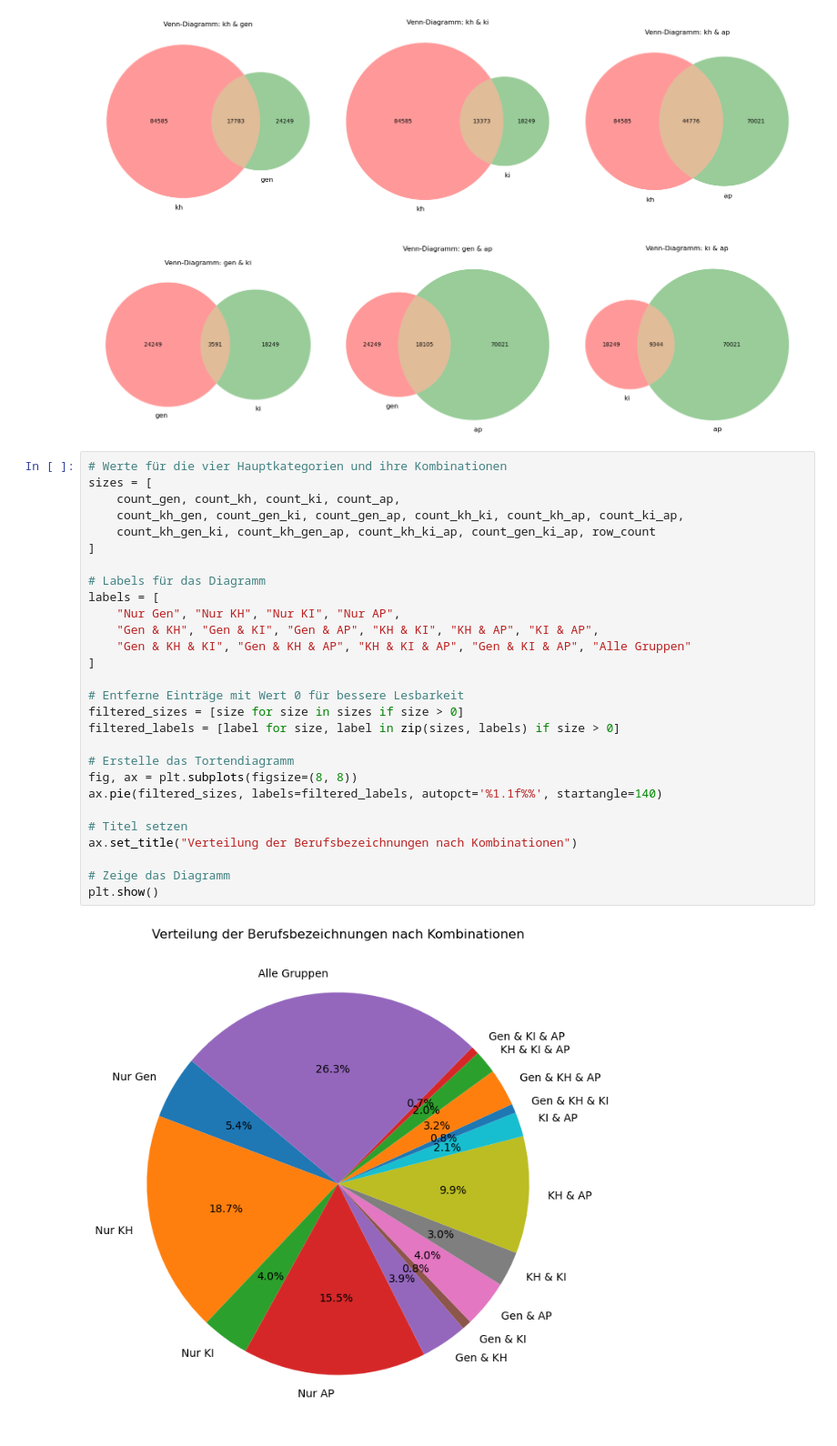
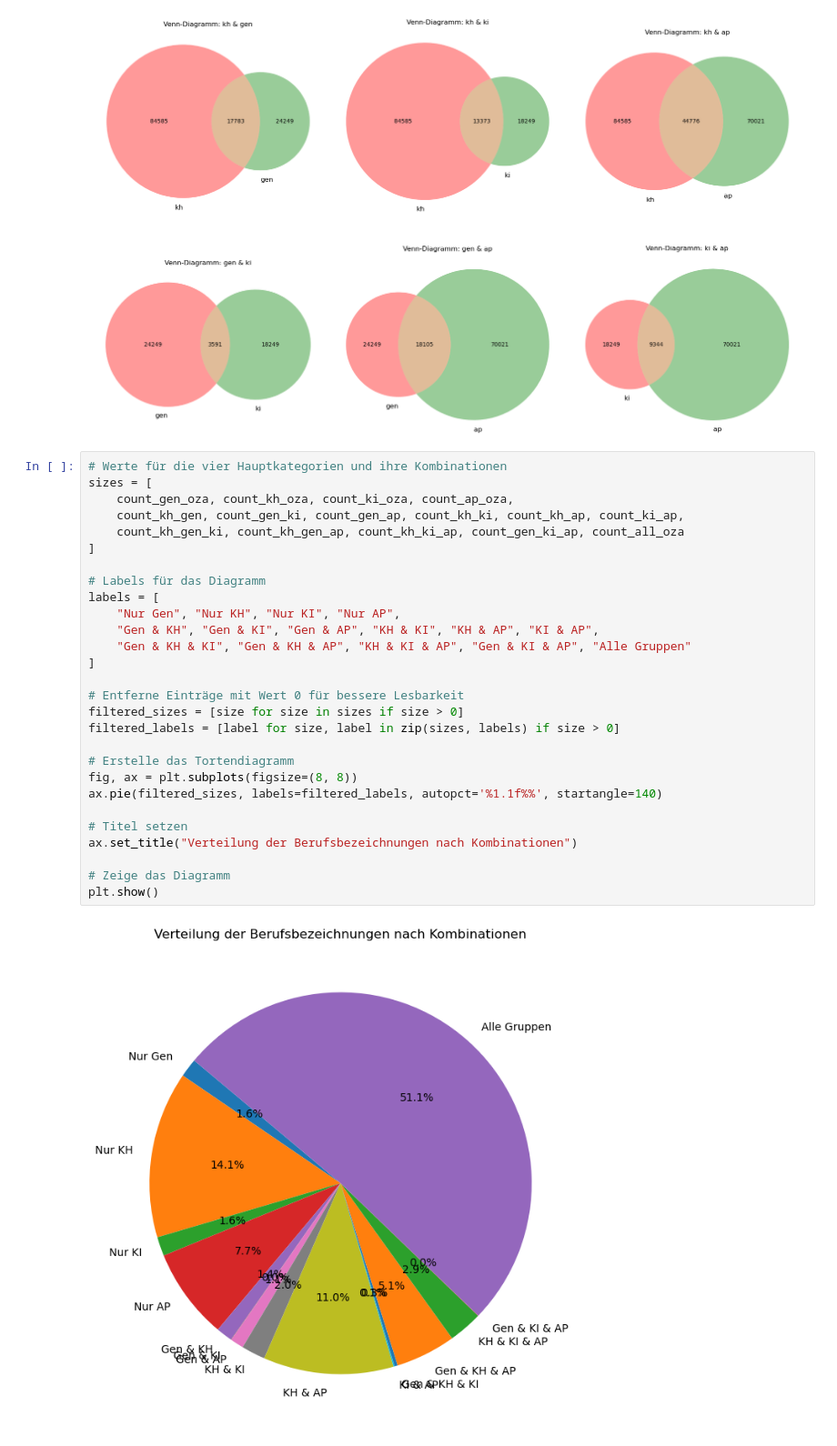
Before and after one commit to jabr-he/stea, a Jupyter notebook: run_prod_new.ipynb, the cells around one changed output. Shown at 91% size. Saved outputs shown, nothing was run; the diff lists cells and outputs as text.

```diff
--- a/run_prod_new.ipynb
+++ b/run_prod_new.ipynb
@@ -239,30 +244,30 @@ plt.show()
 # %%
 # Werte für die vier Hauptkategorien und ihre Kombinationen
 sizes = [
-    count_gen, count_kh, count_ki, count_ap,
+    count_gen_oza, count_kh_oza, count_ki_oza, count_ap_oza,
     count_kh_gen, count_gen_ki, count_gen_ap, count_kh_ki, count_kh_ap, count_ki_ap,
-    count_kh_gen_ki, count_kh_gen_ap, count_kh_ki_ap, count_gen_ki_ap, row_count
+    count_kh_gen_ki, count_kh_gen_ap, count_kh_ki_ap, count_gen_ki_ap, count_all_oza
 ]
 
 # Labels für das Diagramm
 labels = [
     "Nur Gen", "Nur KH", "Nur KI", "Nur AP",
     "Gen & KH", "Gen & KI", "Gen & AP", "KH & KI", "KH & AP", "KI & AP",
     "Gen & KH & KI", "Gen & KH & AP", "KH & KI & AP", "Gen & KI & AP", "Alle Gruppen"
 ]
 
 # Entferne Einträge mit Wert 0 für bessere Lesbarkeit
 filtered_sizes = [size for size in sizes if size > 0]
 filtered_labels = [label for size, label in zip(sizes, labels) if size > 0]
 
 # Erstelle das Tortendiagramm
 fig, ax = plt.subplots(figsize=(8, 8))
 ax.pie(filtered_sizes, labels=filtered_labels, autopct='%1.1f%%', startangle=140)
 
 # Titel setzen
 ax.set_title("Verteilung der Berufsbezeichnungen nach Kombinationen")
 
 # Zeige das Diagramm
 plt.show()
 # %% [output]
-[figure, old version]
+[figure, new version]
```
Also changed, not shown: parts of 6 cells of this notebook.
